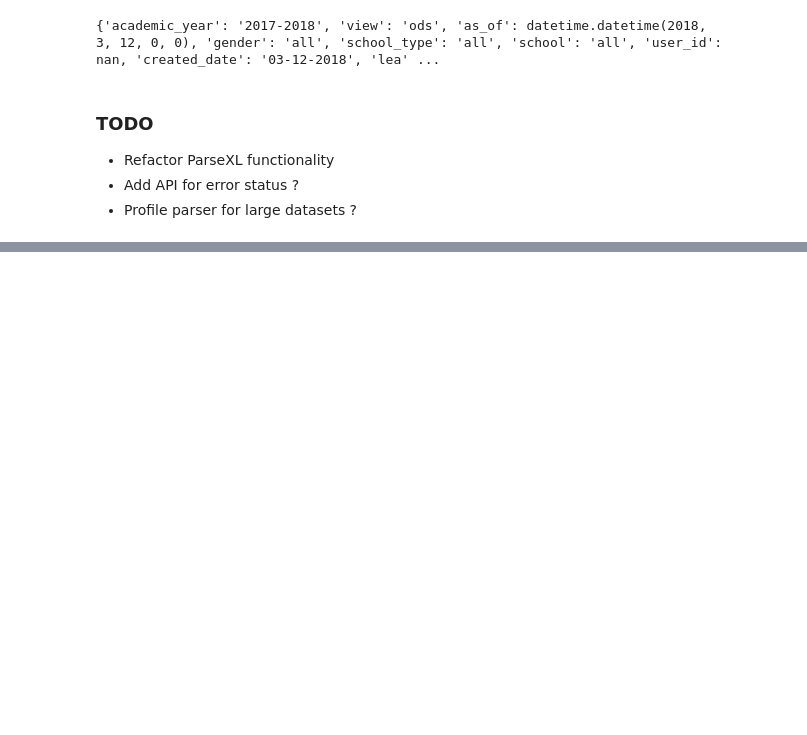
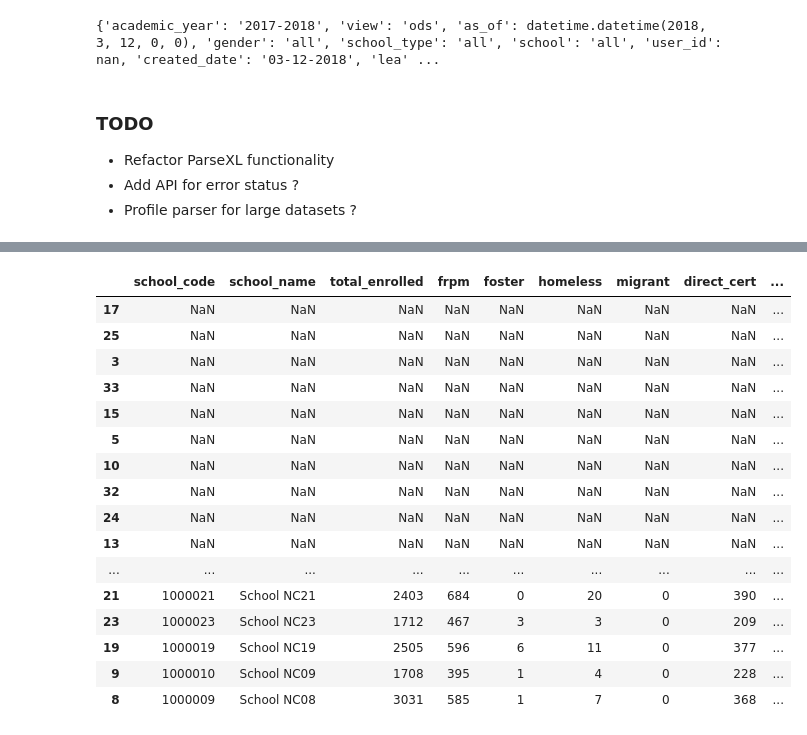
Before and after one commit to opensandiego/mealscount-backend, a Jupyter notebook: sandbox/backend_utils.ipynb, the cells around one changed output, grey strips where cells are left out. Cells and saved outputs as stored; diff of their text form; code cells hidden in the pictures; blank space fills up the shorter version.

```diff
--- a/sandbox/backend_utils.ipynb
+++ b/sandbox/backend_utils.ipynb
@@ -286,0 +291,6 @@ print(metadata)
+# %%
+df.sort_values(by=['isp_percent'], inplace=True, ascending=False)
+# %%
+data = df[["total_enrolled","frpm_el_nodup"]].cumsum()
+# %%
+data['isp_percentage'] = data.frpm_el_nodup / data.total_enrolled
@@ -286,0 +305,6 @@ print(metadata)
+# %%
+mask = df.mask(data.isp_percentage > .825)
+mask_cumsum = mask[["total_enrolled","frpm_el_nodup"]].cumsum()
+mask_cumsum['isp_percent'] = mask.frpm_el_nodup / mask_cumsum.total_enrolled
+min_percent_schools = mask[mask_cumsum.isp_percent> .30]
+min_percent_schools
@@ -286,0 +315,20 @@ print(metadata)
+# %%
+mask
+# %% [output]
+|  | school_code | school_name | total_enrolled | frpm | foster | homeless | migrant | direct_cert | ... |
+| 17 | NaN | NaN | NaN | NaN | NaN | NaN | NaN | NaN | ... |
+| 25 | NaN | NaN | NaN | NaN | NaN | NaN | NaN | NaN | ... |
+| 3 | NaN | NaN | NaN | NaN | NaN | NaN | NaN | NaN | ... |
+| 33 | NaN | NaN | NaN | NaN | NaN | NaN | NaN | NaN | ... |
+| 15 | NaN | NaN | NaN | NaN | NaN | NaN | NaN | NaN | ... |
+| 5 | NaN | NaN | NaN | NaN | NaN | NaN | NaN | NaN | ... |
+| 10 | NaN | NaN | NaN | NaN | NaN | NaN | NaN | NaN | ... |
+| 32 | NaN | NaN | NaN | NaN | NaN | NaN | NaN | NaN | ... |
+| 24 | NaN | NaN | NaN | NaN | NaN | NaN | NaN | NaN | ... |
+| 13 | NaN | NaN | NaN | NaN | NaN | NaN | NaN | NaN | ... |
+| ... | ... | ... | ... | ... | ... | ... | ... | ... | ... |
+| 21 | 1000021 | School NC21 | 2403 | 684 | 0 | 20 | 0 | 390 | ... |
+| 23 | 1000023 | School NC23 | 1712 | 467 | 3 | 3 | 0 | 209 | ... |
+| 19 | 1000019 | School NC19 | 2505 | 596 | 6 | 11 | 0 | 377 | ... |
+| 9 | 1000010 | School NC09 | 1708 | 395 | 1 | 4 | 0 | 228 | ... |
+| 8 | 1000009 | School NC08 | 3031 | 585 | 1 | 7 | 0 | 368 | ... |
```
Also changed, not shown: parts of 14 cells of this notebook, 14 other files.
